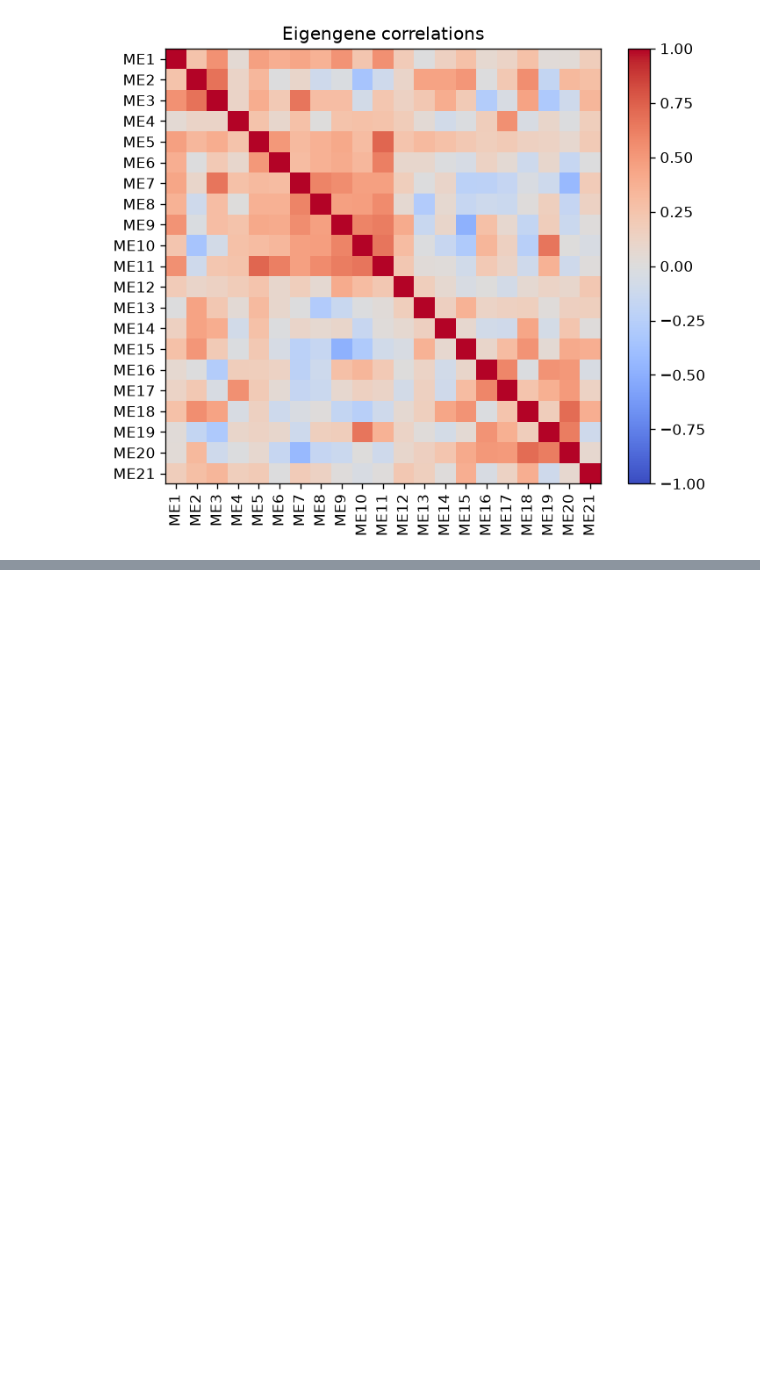
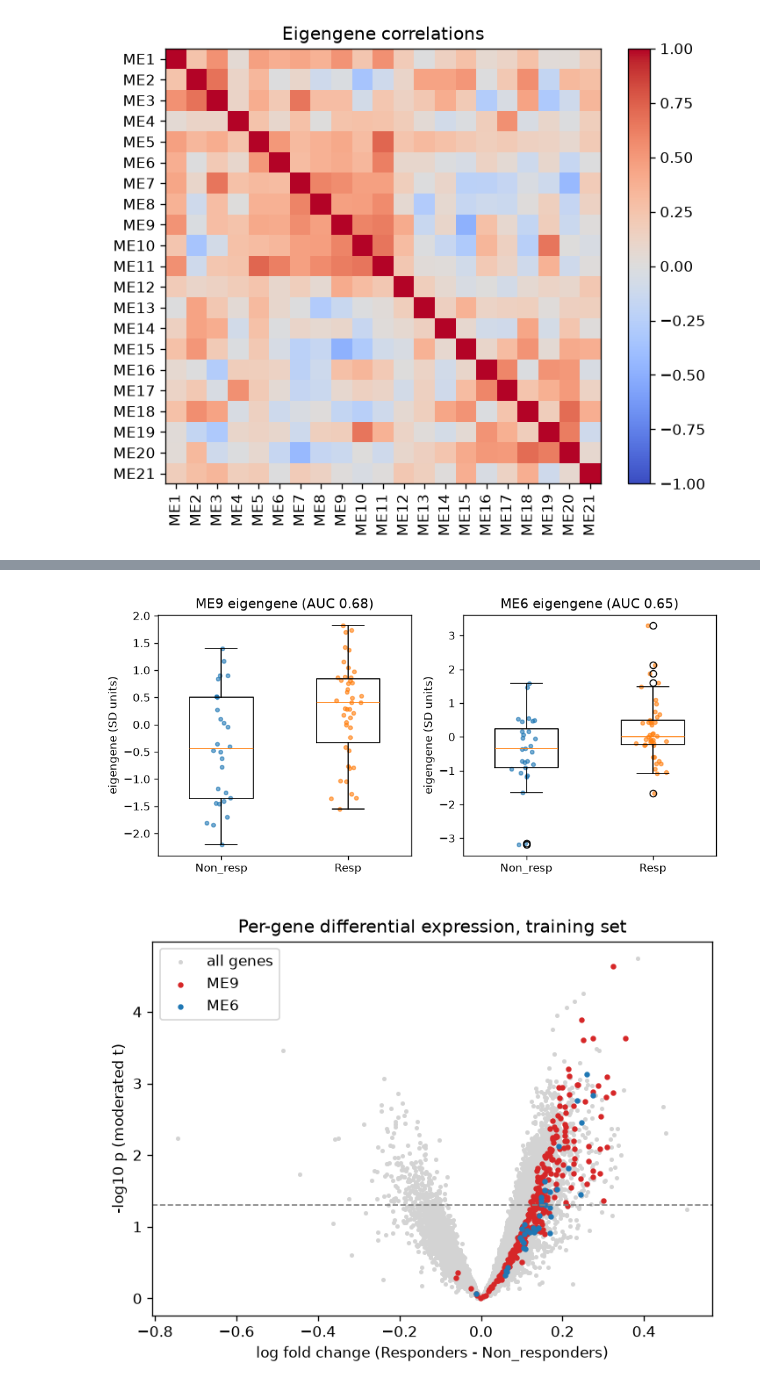
Before and after one commit to rei-jim/omish, a Jupyter notebook: OMISH.ipynb, the cells around one changed output, grey strips where cells are left out. Saved outputs shown, nothing was run; the diff lists cells and outputs as text; code cells hidden in the pictures; blank space fills up the shorter version.

```diff
--- a/OMISH.ipynb
+++ b/OMISH.ipynb
@@ -163,0 +361,6 @@ Bootstrap 95% CI for eigengenes + clinical: 0.42 to 0.66.
+# %%
+from IPython.display import Image, display
+for f in ['results/step08_eigengenes.png','results/step08_volcano.png']: display(Image(f))
+# %% [output]
+[figure, added]
+[figure, added]
```
Also changed, not shown: parts of 31 cells of this notebook, 39 other files.
